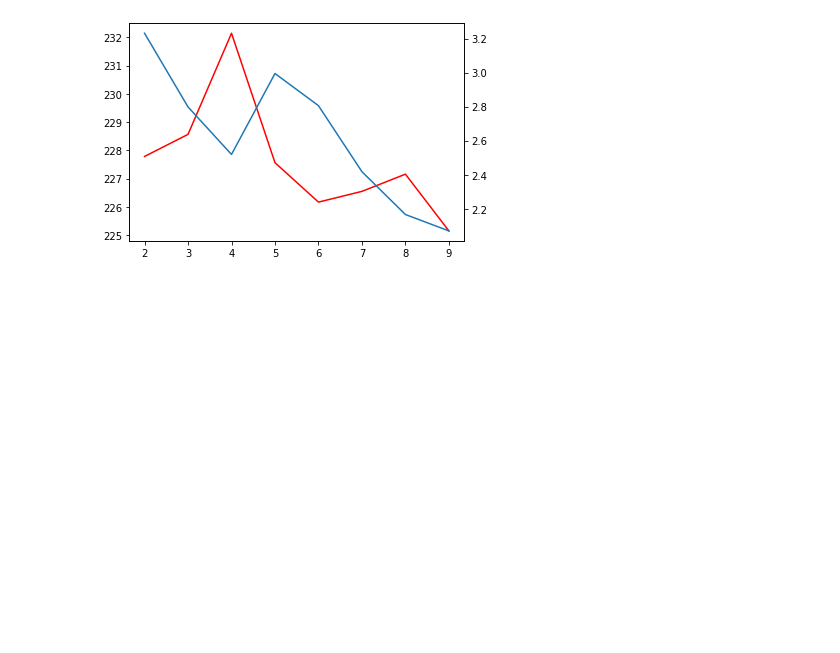
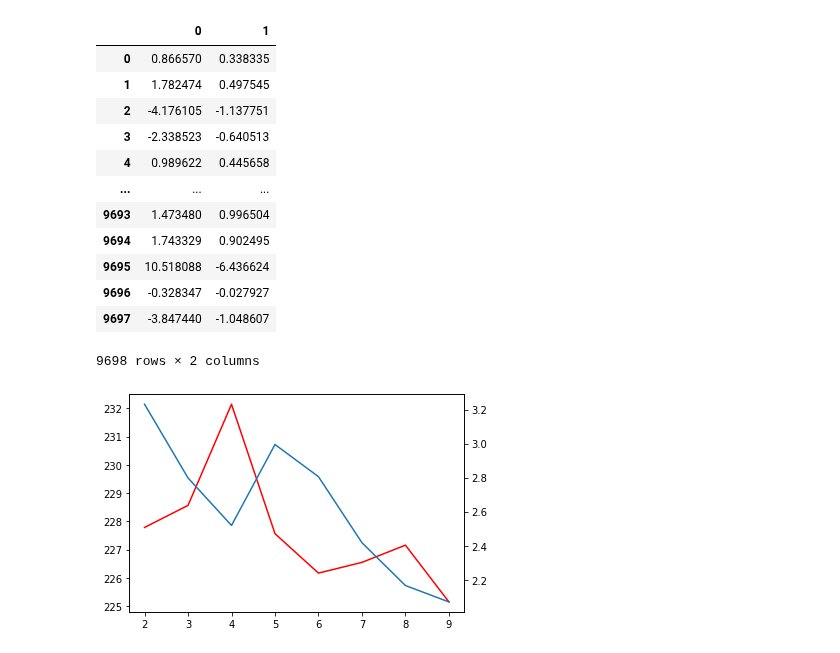
Before and after one commit to Maksimka9/clustering, a Jupyter notebook: main.ipynb, the cells around one changed output. Saved outputs shown, nothing was run; the diff lists cells and outputs as text; code cells hidden in the pictures; blank space fills up the shorter version.

```diff
--- a/main.ipynb
+++ b/main.ipynb
@@ -95,0 +76,14 @@ reduced_df
+# %%
+# Нормализуем данные (среднее значение=0, дисперсия=1)
+
+from sklearn.preprocessing import StandardScaler
+
+standart_df_1 = StandardScaler().fit_transform(df_sem_1.iloc[:,1:])
+standart_df_2 = StandardScaler().fit_transform(df_sem_2.iloc[:,1:])
+standart_df_3 = StandardScaler().fit_transform(df_sem_3.iloc[:,1:])
+standart_df_4 = StandardScaler().fit_transform(df_sem_4.iloc[:,1:])
+standart_df_5 = StandardScaler().fit_transform(df_sem_5.iloc[:,1:])
+standart_df_6 = StandardScaler().fit_transform(df_sem_6.iloc[:,1:])
+standart_df_7 = StandardScaler().fit_transform(df_sem_7.iloc[:,1:])
+standart_df_8 = StandardScaler().fit_transform(df_sem_8.iloc[:,1:])
+standart_df_3
@@ -96,3 +104,43 @@ reduced_df
+# %%
+# Применяем PCA к кластеризованным данным
+from sklearn.decomposition import PCA
+
+# Выбираем кол-во компонент, которые нужно оставить, и сами данные
+reduced_df_1 = PCA(n_components=2).fit_transform(standart_df_1)
+reduced_df_2 = PCA(n_components=2).fit_transform(standart_df_2)
+reduced_df_3 = PCA(n_components=2).fit_transform(standart_df_3)
+reduced_df_4 = PCA(n_components=2).fit_transform(standart_df_4)
+reduced_df_5 = PCA(n_components=2).fit_transform(standart_df_5)
+reduced_df_6 = PCA(n_components=2).fit_transform(standart_df_6)
+reduced_df_7 = PCA(n_components=2).fit_transform(standart_df_7)
+reduced_df_8 = PCA(n_components=2).fit_transform(standart_df_8)
+
+# Превращаем результаты обратно в удобный вид
+reduced_df_1 = pd.DataFrame(reduced_df_1)
+reduced_df_2 = pd.DataFrame(reduced_df_2)
+reduced_df_3 = pd.DataFrame(reduced_df_3)
+reduced_df_4 = pd.DataFrame(reduced_df_4)
+reduced_df_5 = pd.DataFrame(reduced_df_5)
+reduced_df_6 = pd.DataFrame(reduced_df_6)
+reduced_df_7 = pd.DataFrame(reduced_df_7)
+reduced_df_8 = pd.DataFrame(reduced_df_8)
+
+
+reduced_df_2
+# %% [output]
+|  | 0 | 1 |
+| 0 | 0.866570 | 0.338335 |
+| 1 | 1.782474 | 0.497545 |
+| 2 | -4.176105 | -1.137751 |
+| 3 | -2.338523 | -0.640513 |
+| 4 | 0.989622 | 0.445658 |
+| ... | ... | ... |
+| 9693 | 1.473480 | 0.996504 |
+| 9694 | 1.743329 | 0.902495 |
+| 9695 | 10.518088 | -6.436624 |
+| 9696 | -0.328347 | -0.027927 |
+| 9697 | -3.847440 | -1.048607 |
+9698 rows × 2 columns
 # %%
 # Посчитаем коэффициент силуэта и инерцию - метрики кластеризации, чтобы понять насколько хорошо была проведена кластеризация.
 
```
Also changed, not shown: parts of 7 cells of this notebook.
